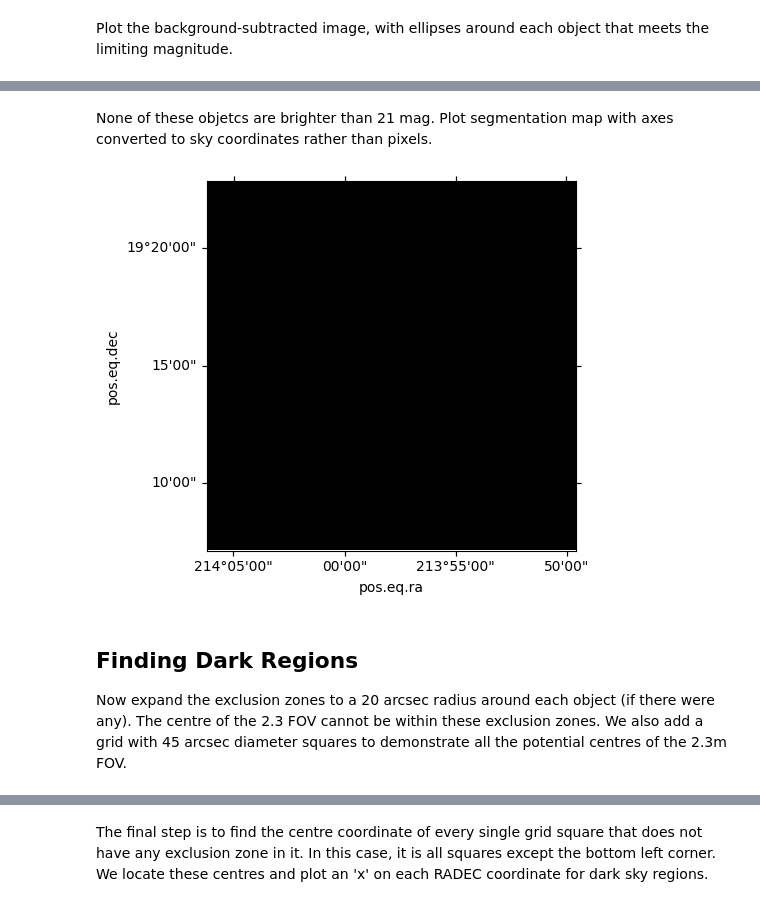
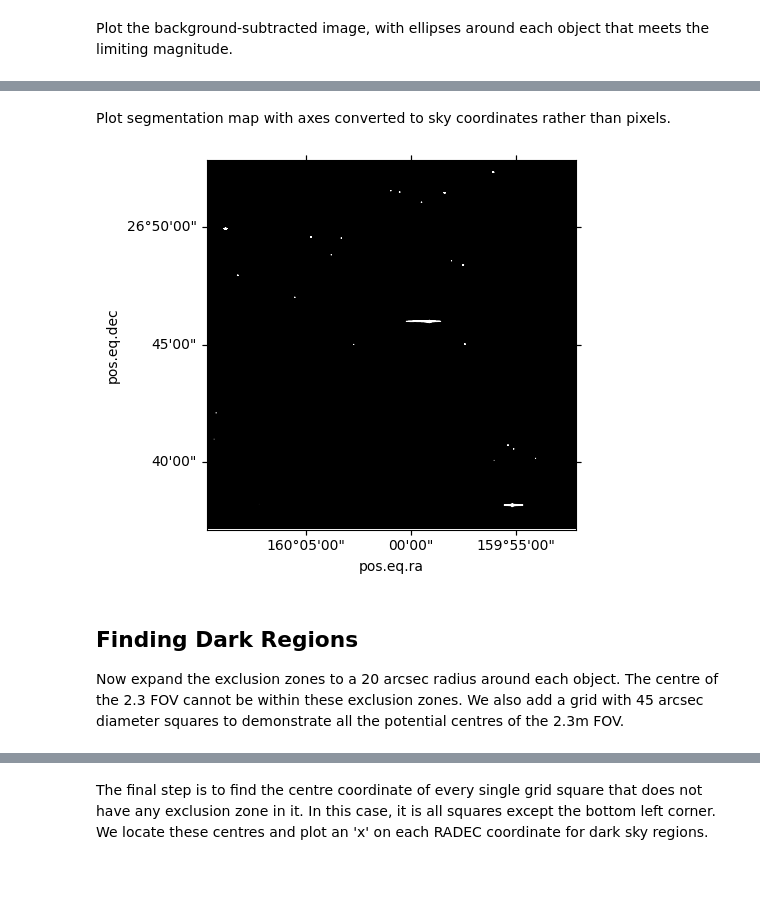
Before and after one commit to cyb0rb/WiFeS_Catalog, a Jupyter notebook: sep_to_dr.ipynb, the cells around one changed output, grey strips where cells are left out. Saved outputs shown, nothing was run; the diff lists cells and outputs as text; code cells hidden in the pictures; blank space fills up the shorter version.

```diff
--- a/sep_to_dr.ipynb
+++ b/sep_to_dr.ipynb
@@ -53,13 +104,13 @@ def thresh_values(image, mag_limit=21):
 # %% [markdown]
 Now create the thresholding function given these extracted values
 # %%
-def threshold_func(image):
-    threshold_values = thresh_values(image)
-    threshold = (1 / (1.5 * threshold_values[0])) * (10 ** ((threshold_values[1] -  threshold_values[2]) / 2.5))
+def threshold_func():
+    threshold_values = thresh_values(header, data)
+    threshold = (1 / (threshold_values[0])) * (10 ** ((threshold_values[1] -  threshold_values[2]) / 2.5))
     return threshold
 # %% [markdown]
 Finally, run the thresholding function on the given image to find the threshold value.
 # %%
-thresh = threshold_func(test_image[1])
+thresh = threshold_func()
 print("Threshold: ", thresh)
 # %% [output]
@@ -68,6 +119,13 @@ Threshold:  234.2871174012311
 ## Source Extraction
 Now that we have our threshold which takes into account our magnitude limit and global background for the image, we can run source extraction from SEP to pull out objects that meet this threshold. Note that the depth of the DESI survey is far greater than the 2.3, so objects may be identified that do not meet the limiting magnitude.
 # %%
-img = zimage - sep.Background(test_image[1].data)
-objects = sep.extract(img, thresh, segmentation_map=True)
-seg_map = objects[1] # the boolean array of light/dark spots is what we need to create the segmentation map.
+def source_exctract():
+    image_sub = data - sep.Background(data)
+    objects = sep.extract(image_sub, thresh, err=sep.Background(data).globalrms, segmentation_map=True)
+    bkg_img = objects[0]
+    seg_map = objects[1] # the boolean array of light/dark spots is what we need to create the segmentation map.
+
+    return (image_sub, bkg_img, seg_map)
+
+image_sub, bkg_image, seg_map = source_exctract()
+len(bkg_image)
@@ -96,20 +160,21 @@ for i in range(len(objects[0])):
 # %% [markdown]
-None of these objetcs are brighter than 21 mag. Plot segmentation map with axes converted to sky coordinates rather than pixels.
+Plot segmentation map with axes converted to sky coordinates rather than pixels.
 # %%
-# image coords - pixel scale is uniform for all sources
-pixscale = 0.262
-ra = test_image[1].header['CRVAL1']
-dec = test_image[1].header['CRVAL2']
+def plot_seg_map():
 
-fig = plt.figure()
-ax = fig.add_subplot(111, projection=wcs)
-plt.imshow(seg_map, origin='lower', cmap='grey', vmin=0, vmax=1)
-lon = ax.coords[0]
-lat = ax.coords[1]
-lon.set_major_formatter('dd:mm:ss')
-lat.set_major_formatter('dd:mm:ss')
+    fig = plt.figure()
+    ax = fig.add_subplot(111, projection=wcs)
+    plt.imshow(seg_map, origin='lower', cmap='grey', vmin=0, vmax=1)
+    lon = ax.coords[0]
+    lat = ax.coords[1]
+    lon.set_major_formatter('dd:mm:ss')
+    lat.set_major_formatter('dd:mm:ss')
+
+    return
+
+plot_seg_map()
 # %% [output]
-[figure, old version]
+[figure, new version]
 # %% [markdown]
 ## Finding Dark Regions
-Now expand the exclusion zones to a 20 arcsec radius around each object (if there were any). The centre of the 2.3 FOV cannot be within these exclusion zones. We also add a grid with 45 arcsec diameter squares to demonstrate all the potential centres of the 2.3m FOV.
+Now expand the exclusion zones to a 20 arcsec radius around each object. The centre of the 2.3 FOV cannot be within these exclusion zones. We also add a grid with 45 arcsec diameter squares to demonstrate all the potential centres of the 2.3m FOV.
```
Also changed, not shown: parts of 14 cells of this notebook.
